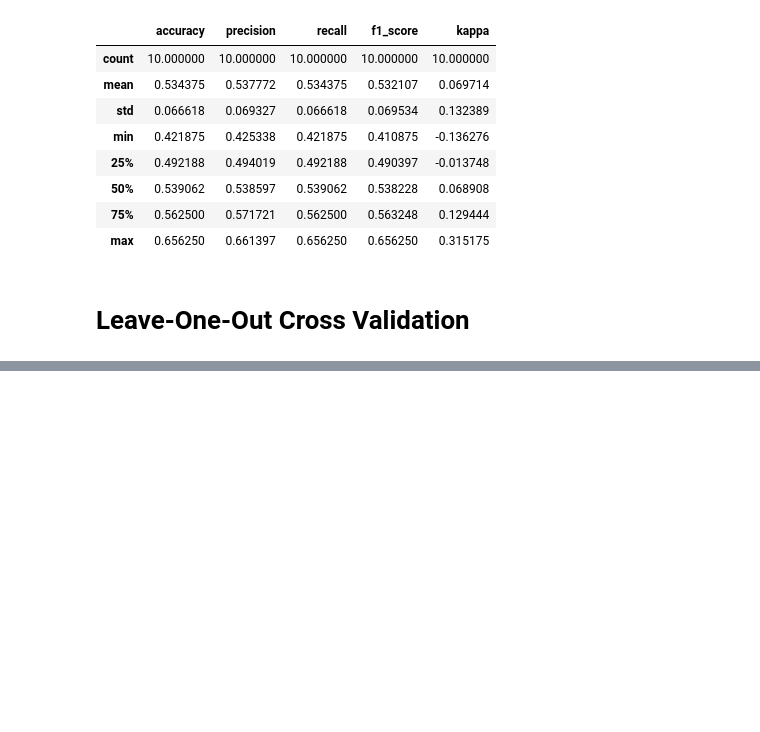
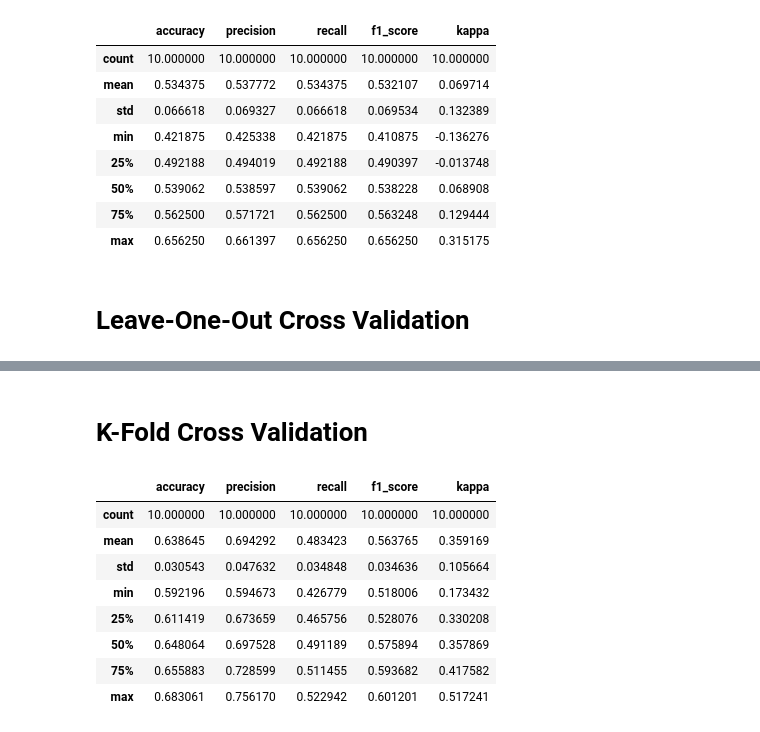
Before and after one commit to KauaHenSilva/SI_Classificacao, a Jupyter notebook: main.ipynb, the cells around one changed output, grey strips where cells are left out. Saved outputs shown, nothing was run; the diff lists cells and outputs as text; code cells hidden in the pictures; blank space fills up the shorter version.

Commit message:
K-Fold cross validation

```diff
--- a/main.ipynb
+++ b/main.ipynb
@@ -183,0 +183,2 @@ df_metrics
+# %% [markdown]
+# K-Fold Cross Validation
@@ -183,0 +189,31 @@ df_metrics
+# %%
+
+NUM_TEST = 10
+metrics = { "accuracy": [], "precision": [], "recall": [], "f1_score": [], "kappa": [] }
+scoring = {'accuracy': 'accuracy', 'precision': 'precision', 'recall': 'recall','f1':'f1'}
+kf = KFold(n_splits=5, shuffle=True)
+
+for i in range(NUM_TEST):
+    X_train_val, X_test, y_train_val, y_test = train_test_split(X, y, test_size=0.1, shuffle=True)
+    scores_cv = cross_validate(pipe, X_train_val, y_train_val, cv=kf, scoring=scoring)
+    pipe.fit(X_train_val, y_train_val)
+    y_pred = pipe.predict(X_test)
+
+    metrics["accuracy"].append(scores_cv["test_accuracy"].mean())
+    metrics["precision"].append(scores_cv["test_precision"].mean())
+    metrics["recall"].append(scores_cv["test_recall"].mean())
+    metrics["f1_score"].append(scores_cv["test_f1"].mean())
+    metrics["kappa"].append(cohen_kappa_score(y_test, y_pred))
+
+df_metrics = pd.DataFrame(metrics)
+df_metrics.describe()
+# %% [output]
+|  | accuracy | precision | recall | f1_score | kappa |
+| count | 10.000000 | 10.000000 | 10.000000 | 10.000000 | 10.000000 |
+| mean | 0.638645 | 0.694292 | 0.483423 | 0.563765 | 0.359169 |
+| std | 0.030543 | 0.047632 | 0.034848 | 0.034636 | 0.105664 |
+| min | 0.592196 | 0.594673 | 0.426779 | 0.518006 | 0.173432 |
+| 25% | 0.611419 | 0.673659 | 0.465756 | 0.528076 | 0.330208 |
+| 50% | 0.648064 | 0.697528 | 0.491189 | 0.575894 | 0.357869 |
+| 75% | 0.655883 | 0.728599 | 0.511455 | 0.593682 | 0.417582 |
+| max | 0.683061 | 0.756170 | 0.522942 | 0.601201 | 0.517241 |
```
Also changed, not shown: parts of 4 cells of this notebook.
